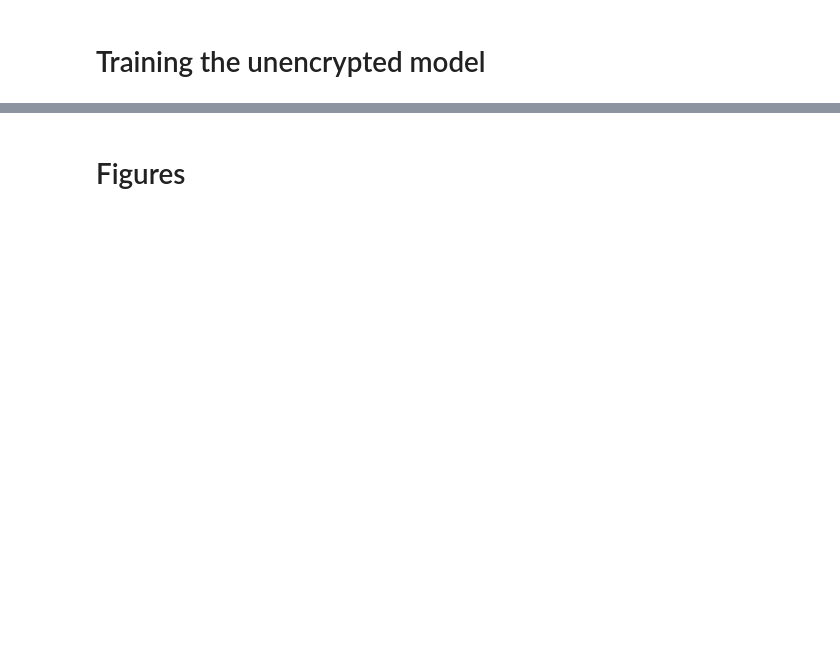
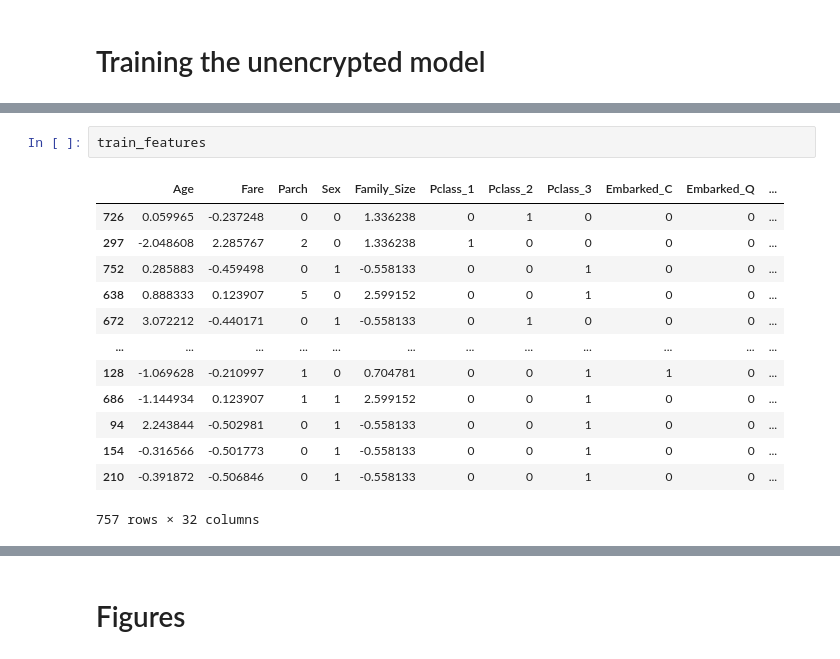
Before and after one commit to arthurPignet/privacy-preserving-titanic-challenge, a Jupyter notebook: ckks_titanic/notebooks/2-ap-main.ipynb, the cells around one changed output, grey strips where cells are left out. Drawn from its saved outputs; the diff is of its cells as text; blank space fills up the shorter version.

```diff
--- a/ckks_titanic/notebooks/2-ap-main.ipynb
+++ b/ckks_titanic/notebooks/2-ap-main.ipynb
@@ -332,3 +367,19 @@ logging.info("Training done. " + str(round(time.time() - timer, 0)) + " seconds"
+# %%
+train_features
+# %% [output]
+|  | Age | Fare | Parch | Sex | Family_Size | Pclass_1 | Pclass_2 | Pclass_3 | Embarked_C | Embarked_Q | ... |
+| 726 | 0.059965 | -0.237248 | 0 | 0 | 1.336238 | 0 | 1 | 0 | 0 | 0 | ... |
+| 297 | -2.048608 | 2.285767 | 2 | 0 | 1.336238 | 1 | 0 | 0 | 0 | 0 | ... |
+| 752 | 0.285883 | -0.459498 | 0 | 1 | -0.558133 | 0 | 0 | 1 | 0 | 0 | ... |
+| 638 | 0.888333 | 0.123907 | 5 | 0 | 2.599152 | 0 | 0 | 1 | 0 | 0 | ... |
+| 672 | 3.072212 | -0.440171 | 0 | 1 | -0.558133 | 0 | 1 | 0 | 0 | 0 | ... |
+| ... | ... | ... | ... | ... | ... | ... | ... | ... | ... | ... | ... |
+| 128 | -1.069628 | -0.210997 | 1 | 0 | 0.704781 | 0 | 0 | 1 | 1 | 0 | ... |
+| 686 | -1.144934 | 0.123907 | 1 | 1 | 2.599152 | 0 | 0 | 1 | 0 | 0 | ... |
+| 94 | 2.243844 | -0.502981 | 0 | 1 | -0.558133 | 0 | 0 | 1 | 0 | 0 | ... |
+| 154 | -0.316566 | -0.501773 | 0 | 1 | -0.558133 | 0 | 0 | 1 | 0 | 0 | ... |
+| 210 | -0.391872 | -0.506846 | 0 | 1 | -0.558133 | 0 | 0 | 1 | 0 | 0 | ... |
+757 rows × 32 columns
 # %%
 acc = unencrypted_model.accuracy(test_features.to_numpy(), test_labels.to_numpy().reshape((-1, 1)))
 logging.info("Accuracy of unencrypted model : %s " % acc)
```
Also changed, not shown: parts of 26 cells of this notebook, 2 other files.
